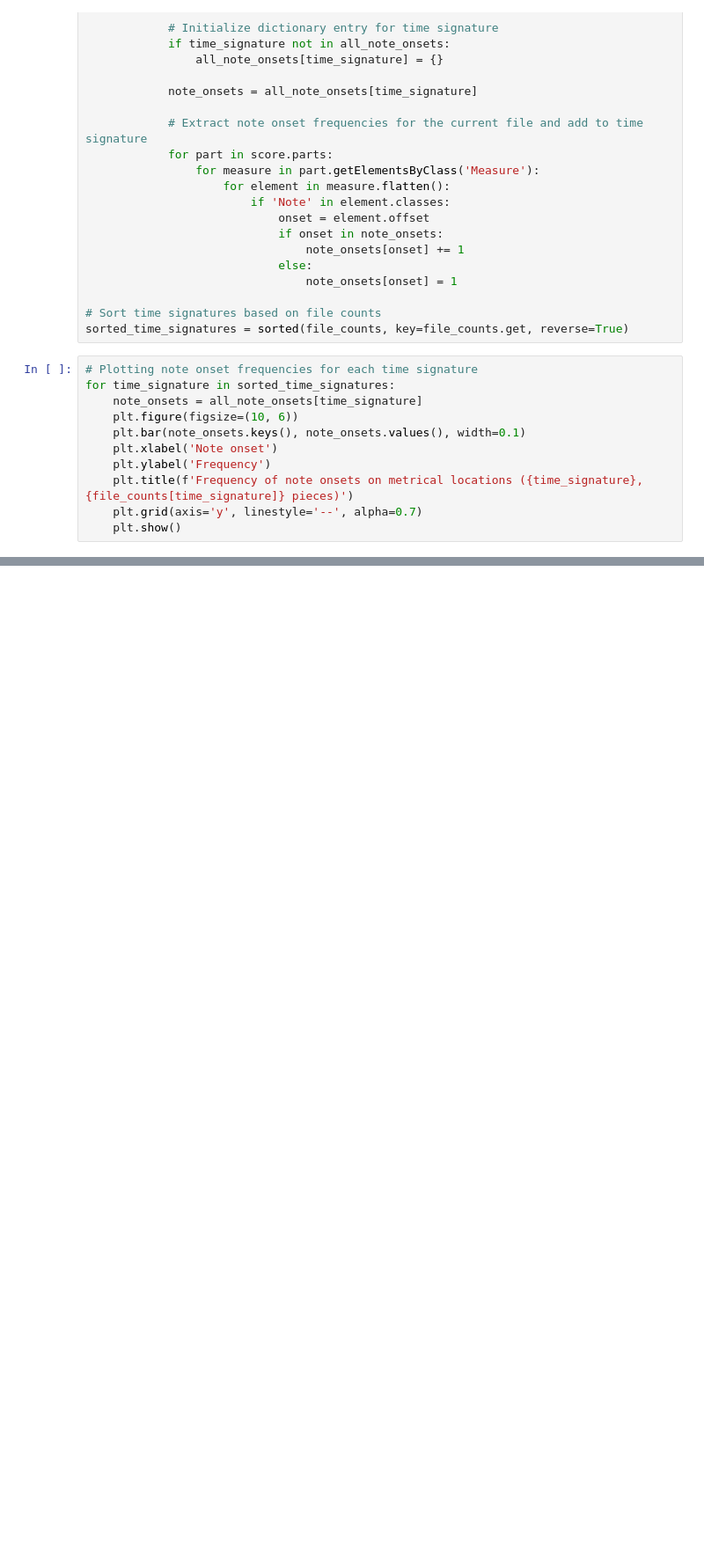
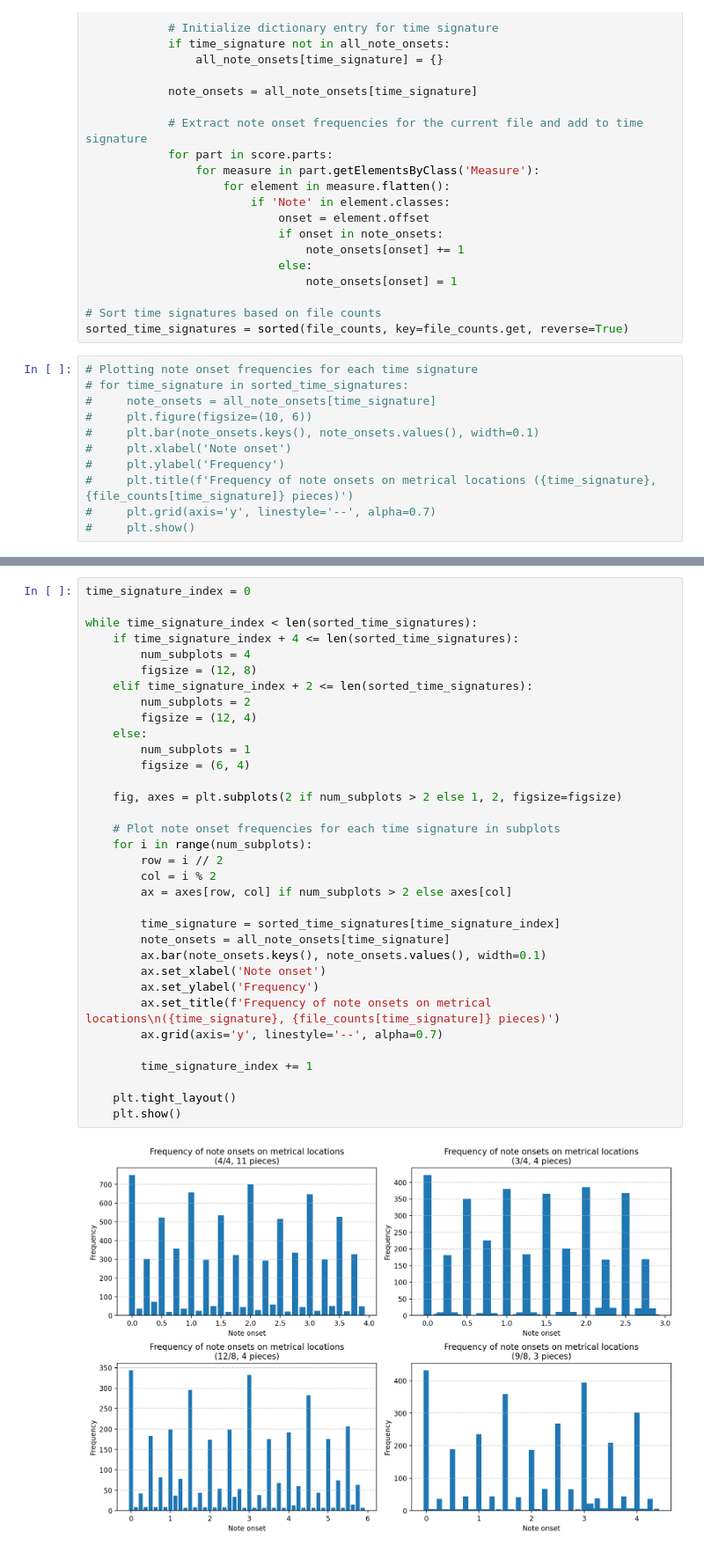
Before and after one commit to mzp0514/DH401_assignment1, a Jupyter notebook: main.ipynb, the cells around one changed output, grey strips where cells are left out. Shown: that part at 88% size. Cells and saved outputs as stored; diff of their text form; blank space fills up the shorter version.

```diff
--- a/main.ipynb
+++ b/main.ipynb
@@ -164,12 +166,12 @@ for root, dirs, files in os.walk(path):
 sorted_time_signatures = sorted(file_counts, key=file_counts.get, reverse=True)
 # %%
 # Plotting note onset frequencies for each time signature
-for time_signature in sorted_time_signatures:
-    note_onsets = all_note_onsets[time_signature]
-    plt.figure(figsize=(10, 6))
-    plt.bar(note_onsets.keys(), note_onsets.values(), width=0.1)
-    plt.xlabel('Note onset')
-    plt.ylabel('Frequency')
-    plt.title(f'Frequency of note onsets on metrical locations ({time_signature}, {file_counts[time_signature]} pieces)')
-    plt.grid(axis='y', linestyle='--', alpha=0.7)
-    plt.show()
+# for time_signature in sorted_time_signatures:
+#     note_onsets = all_note_onsets[time_signature]
+#     plt.figure(figsize=(10, 6))
+#     plt.bar(note_onsets.keys(), note_onsets.values(), width=0.1)
+#     plt.xlabel('Note onset')
+#     plt.ylabel('Frequency')
+#     plt.title(f'Frequency of note onsets on metrical locations ({time_signature}, {file_counts[time_signature]} pieces)')
+#     plt.grid(axis='y', linestyle='--', alpha=0.7)
+#     plt.show()
@@ -186,0 +178,36 @@ for time_signature in sorted_time_signatures:
+# %%
+time_signature_index = 0
+
+while time_signature_index < len(sorted_time_signatures):
+    if time_signature_index + 4 <= len(sorted_time_signatures):
+        num_subplots = 4
+        figsize = (12, 8)
+    elif time_signature_index + 2 <= len(sorted_time_signatures):
+        num_subplots = 2
+        figsize = (12, 4)
+    else:
+        num_subplots = 1
+        figsize = (6, 4)
+
+    fig, axes = plt.subplots(2 if num_subplots > 2 else 1, 2, figsize=figsize)
+
+    # Plot note onset frequencies for each time signature in subplots
+    for i in range(num_subplots):
+        row = i // 2
+        col = i % 2
+        ax = axes[row, col] if num_subplots > 2 else axes[col]
+
+        time_signature = sorted_time_signatures[time_signature_index]
+        note_onsets = all_note_onsets[time_signature]
+        ax.bar(note_onsets.keys(), note_onsets.values(), width=0.1)
+        ax.set_xlabel('Note onset')
+        ax.set_ylabel('Frequency')
+        ax.set_title(f'Frequency of note onsets on metrical locations\n({time_signature}, {file_counts[time_signature]} pieces)')
+        ax.grid(axis='y', linestyle='--', alpha=0.7)
+
+        time_signature_index += 1
+
+    plt.tight_layout()
+    plt.show()
+# %% [output]
+[figure, added]
```
Also changed, not shown: parts of 5 cells of this notebook.
